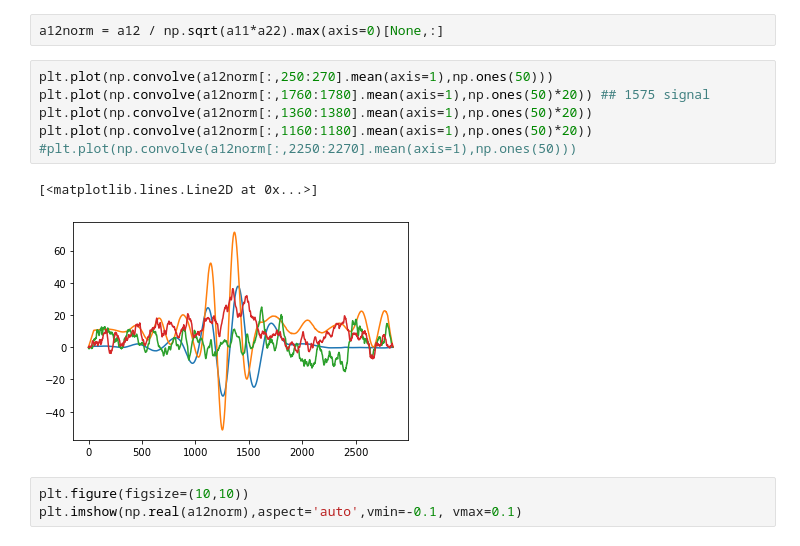
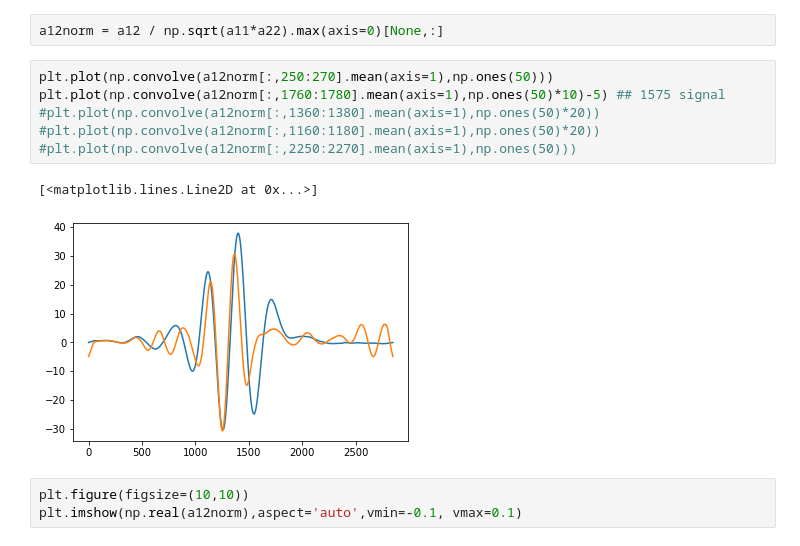
Before and after one commit to bmxdemo/bmxhacks, a Jupyter notebook: sat_fringes.ipynb, the cells around one changed output. Cells and saved outputs as stored; diff of their text form.

```diff
--- a/sat_fringes.ipynb
+++ b/sat_fringes.ipynb
@@ -102,13 +102,13 @@ plt.xlim(1000,1500)
 a12norm = a12 / np.sqrt(a11*a22).max(axis=0)[None,:]
 # %%
 plt.plot(np.convolve(a12norm[:,250:270].mean(axis=1),np.ones(50)))
-plt.plot(np.convolve(a12norm[:,1760:1780].mean(axis=1),np.ones(50)*20)) ## 1575 signal
-plt.plot(np.convolve(a12norm[:,1360:1380].mean(axis=1),np.ones(50)*20))
-plt.plot(np.convolve(a12norm[:,1160:1180].mean(axis=1),np.ones(50)*20))
+plt.plot(np.convolve(a12norm[:,1760:1780].mean(axis=1),np.ones(50)*10)-5) ## 1575 signal
+#plt.plot(np.convolve(a12norm[:,1360:1380].mean(axis=1),np.ones(50)*20))
+#plt.plot(np.convolve(a12norm[:,1160:1180].mean(axis=1),np.ones(50)*20))
 #plt.plot(np.convolve(a12norm[:,2250:2270].mean(axis=1),np.ones(50)))
 # %% [output]
 [<matplotlib.lines.Line2D at 0x...>]
-[figure, old version]
+[figure, new version]
 # %%
 plt.figure(figsize=(10,10))
 plt.imshow(np.real(a12norm),aspect='auto',vmin=-0.1, vmax=0.1)
```
Also changed, not shown: 1 other file.
